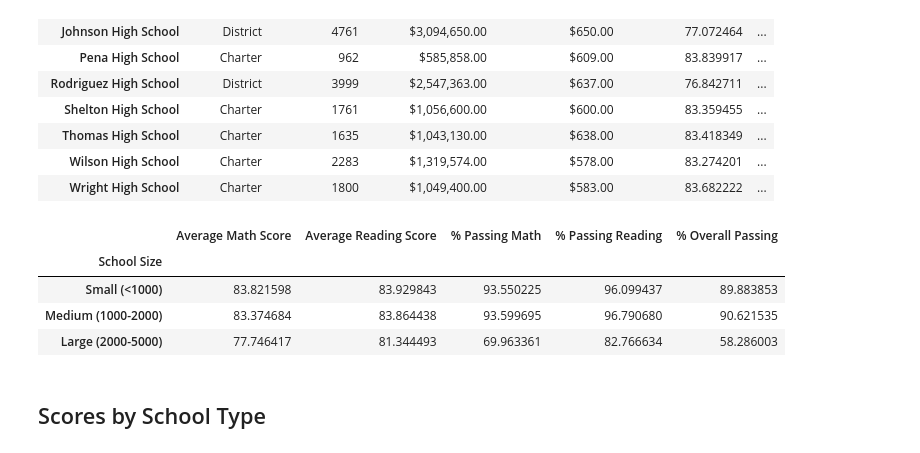
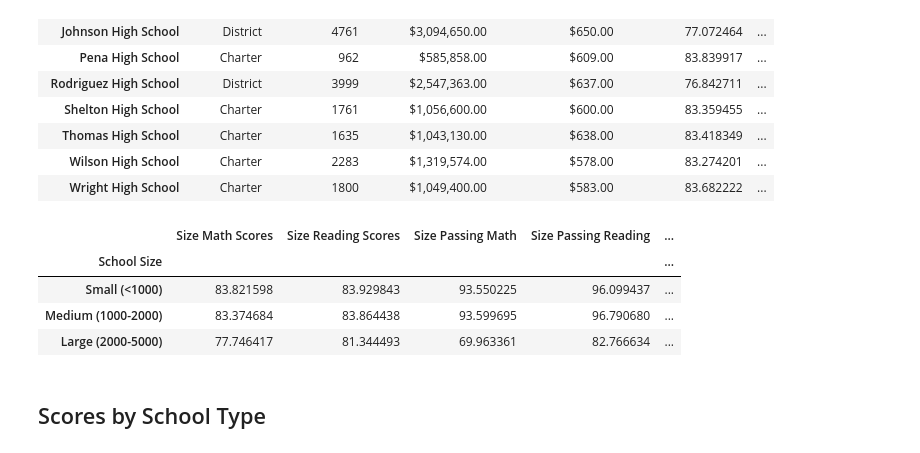
Before and after one commit to bennettnorth/pandas-challenge, a Jupyter notebook: PyCitySchools/Starter_Code/PyCitySchools/PyCitySchools_starter.ipynb, the cells around one changed output. Drawn from its saved outputs; the diff is of its cells as text; code cells hidden in the pictures.

```diff
--- a/PyCitySchools/Starter_Code/PyCitySchools/PyCitySchools_starter.ipynb
+++ b/PyCitySchools/Starter_Code/PyCitySchools/PyCitySchools_starter.ipynb
@@ -201,9 +214,12 @@ True
 # %%
 # Calculate the number of schools with reading scores of 70 or higher
-school_passing_reading = school_data_complete.groupby(["school_name"]).count()['reading_score'] >=70
+
+school_passing_reading_group = school_data_complete[(school_data_complete["reading_score"] >= 70)]
+
+
 
 # Calculate the number of schools with reading scores of 70 or higher
 #school_passing_reading = (school_data_complete.groupby(["school_name"]).mean()['reading_score'] >=70).count()
 
-school_passing_reading
+school_passing_reading_group
 # %% [output]
@@ -232,7 +260,7 @@ passing_math_and_reading = school_data_complete[
 # %%
 # Use the provided code to calculate the passing rates
-per_school_passing_math = school_data_complete.groupby(["school_name"])["math_score"] / per_school_counts * 100
-per_school_passing_reading = school_passing_reading.groupby(["school_name"]).count()["student_name"] / per_school_counts * 100
+per_school_passing_math = school_passing_math.groupby(["school_name"]).count()["student_name"] / per_school_counts * 100
+per_school_passing_reading = school_passing_reading_group.groupby(["school_name"]).count()["student_name"] / per_school_counts * 100
 overall_passing_rate = passing_math_and_reading.groupby(["school_name"]).count()["student_name"] / per_school_counts * 100
 
 per_school_passing_math
@@ -241,11 +284,11 @@ ValueError: operands could not be broadcast together with shapes (15,2) (15,)
 # %%
 # Create a DataFrame called `per_school_summary` with columns for the calculations above.
-data = {'School Type': school_data_complete['type'],
-        'Total Students': student_count,
+data = {'School Type': school_types,
+        'Total Students': per_school_counts,
         'Total School Budget': per_school_budget,
         'Per Student Budget': per_school_capita,
-        'Average Math Score': average_math_score,
-        'Average Reading Score': average_reading_score,
+        'Average Math Score': per_school_math,
+        'Average Reading Score': per_school_reading,
         "% Passing Math": per_school_passing_math,
         "% Passing Reading": per_school_passing_reading,
         "% Overall Passing": overall_passing_rate
@@ -447,7 +498,9 @@ labels = ["Small (<1000)", "Medium (1000-2000)", "Large (2000-5000)"]
 # Categorize the spending based on the bins
 # Use `pd.cut` on the "Total Students" column of the `per_school_summary` DataFrame.
 
-per_school_summary["School Size"] =
+per_school_summary["School Size"] = pd.cut(per_school_summary["Total Students"], size_bins, labels=labels)
+
+per_school_summary
 # %% [output]
 |  | School Type | Total Students | Total School Budget | Per Student Budget | Average Math Score | ... |
 | Bailey High School | District | 4976 | $3,124,928.00 | $628.00 | 77.048432 | ... |
@@ -475,16 +528,18 @@ size_overall_passing = per_school_summary.groupby(["School Size"]).mean()["% Ove
 # %%
 # Create a DataFrame called `size_summary` that breaks down school performance based on school size (small, medium, or large).
 # Use the scores above to create a new DataFrame called `size_summary`
 
 
 # Display results
+size_summary = pd.DataFrame({'Size Math Scores':size_math_scores,'Size Reading Scores':size_reading_scores,'Size Passing Math':size_passing_math,'Size Passing Reading ':size_passing_reading,'Overall Passing Size':size_overall_passing})
+
 size_summary
 # %% [output]
-|  | Average Math Score | Average Reading Score | % Passing Math | % Passing Reading | % Overall Passing |
-| School Size |  |  |  |  |  |
-| Small (<1000) | 83.821598 | 83.929843 | 93.550225 | 96.099437 | 89.883853 |
-| Medium (1000-2000) | 83.374684 | 83.864438 | 93.599695 | 96.790680 | 90.621535 |
-| Large (2000-5000) | 77.746417 | 81.344493 | 69.963361 | 82.766634 | 58.286003 |
+|  | Size Math Scores | Size Reading Scores | Size Passing Math | Size Passing Reading | ... |
+| School Size |  |  |  |  | ... |
+| Small (<1000) | 83.821598 | 83.929843 | 93.550225 | 96.099437 | ... |
+| Medium (1000-2000) | 83.374684 | 83.864438 | 93.599695 | 96.790680 | ... |
+| Large (2000-5000) | 77.746417 | 81.344493 | 69.963361 | 82.766634 | ... |
 # %% [markdown]
 ## Scores by School Type
 # %%
```
Also changed, not shown: parts of 15 cells of this notebook.
